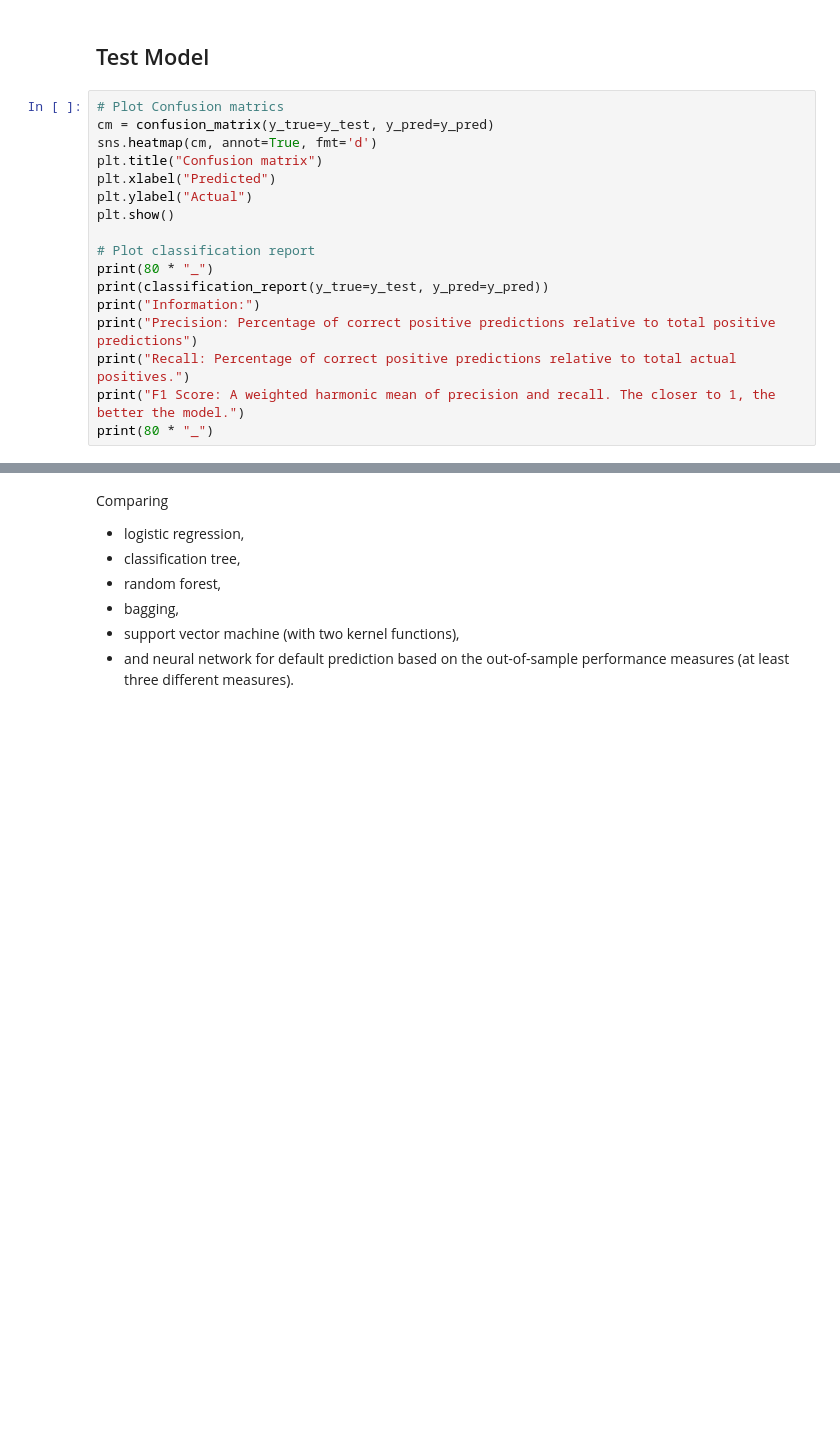
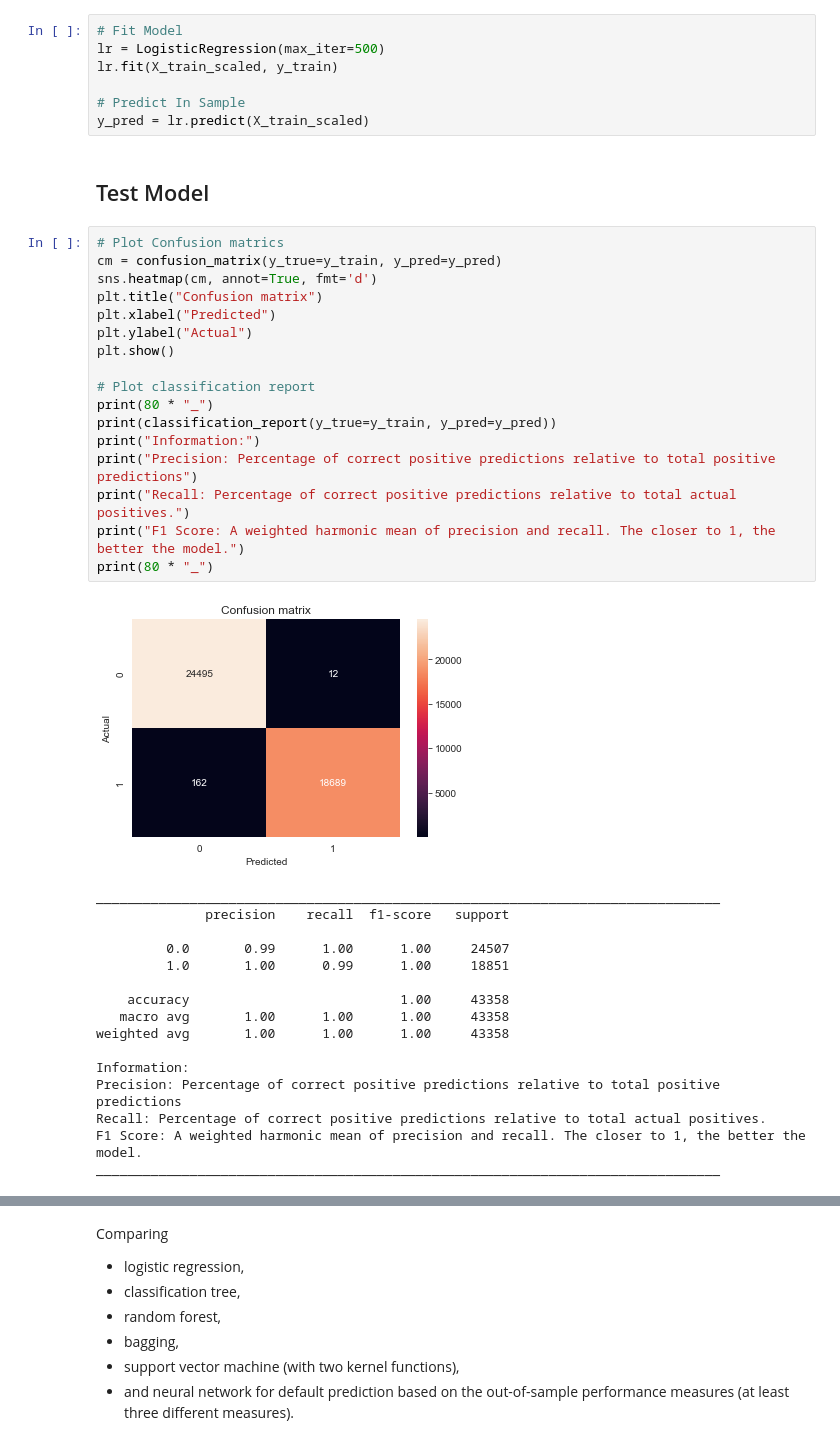
Before and after one commit to negralessio/advanced-ml-final-project, a Jupyter notebook: notebooks/predictions.ipynb, the cells around one changed output, grey strips where cells are left out. Drawn from its saved outputs; the diff is of its cells as text; blank space fills up the shorter version.

Commit message:
Corrected consistent scaling, Better Refractoring

```diff
--- a/notebooks/predictions.ipynb
+++ b/notebooks/predictions.ipynb
@@ -214,20 +194,44 @@ y_pred = lr.predict(X_test_scaled)
+# %%
+# Fit Model
+lr = LogisticRegression(max_iter=500)
+lr.fit(X_train_scaled, y_train)
+
+# Predict In Sample
+y_pred = lr.predict(X_train_scaled)
 # %% [markdown]
 ## Test Model
 # %%
 # Plot Confusion matrics
-cm = confusion_matrix(y_true=y_test, y_pred=y_pred)
+cm = confusion_matrix(y_true=y_train, y_pred=y_pred)
 sns.heatmap(cm, annot=True, fmt='d')
 plt.title("Confusion matrix")
 plt.xlabel("Predicted")
 plt.ylabel("Actual")
 plt.show()
 
 # Plot classification report
 print(80 * "_")
-print(classification_report(y_true=y_test, y_pred=y_pred))
+print(classification_report(y_true=y_train, y_pred=y_pred))
 print("Information:")
 print("Precision: Percentage of correct positive predictions relative to total positive predictions")
 print("Recall: Percentage of correct positive predictions relative to total actual positives.")
 print("F1 Score: A weighted harmonic mean of precision and recall. The closer to 1, the better the model.")
 print(80 * "_")
+# %% [output]
+[figure, added]
+________________________________________________________________________________
+              precision    recall  f1-score   support
+
+         0.0       0.99      1.00      1.00     24507
+         1.0       1.00      0.99      1.00     18851
+
+    accuracy                           1.00     43358
+   macro avg       1.00      1.00      1.00     43358
+weighted avg       1.00      1.00      1.00     43358
+
+Information:
+Precision: Percentage of correct positive predictions relative to total positive predictions
+Recall: Percentage of correct positive predictions relative to total actual positives.
+F1 Score: A weighted harmonic mean of precision and recall. The closer to 1, the better the model.
+________________________________________________________________________________
 # %% [markdown]
```
Also changed, not shown: parts of 23 cells of this notebook.
